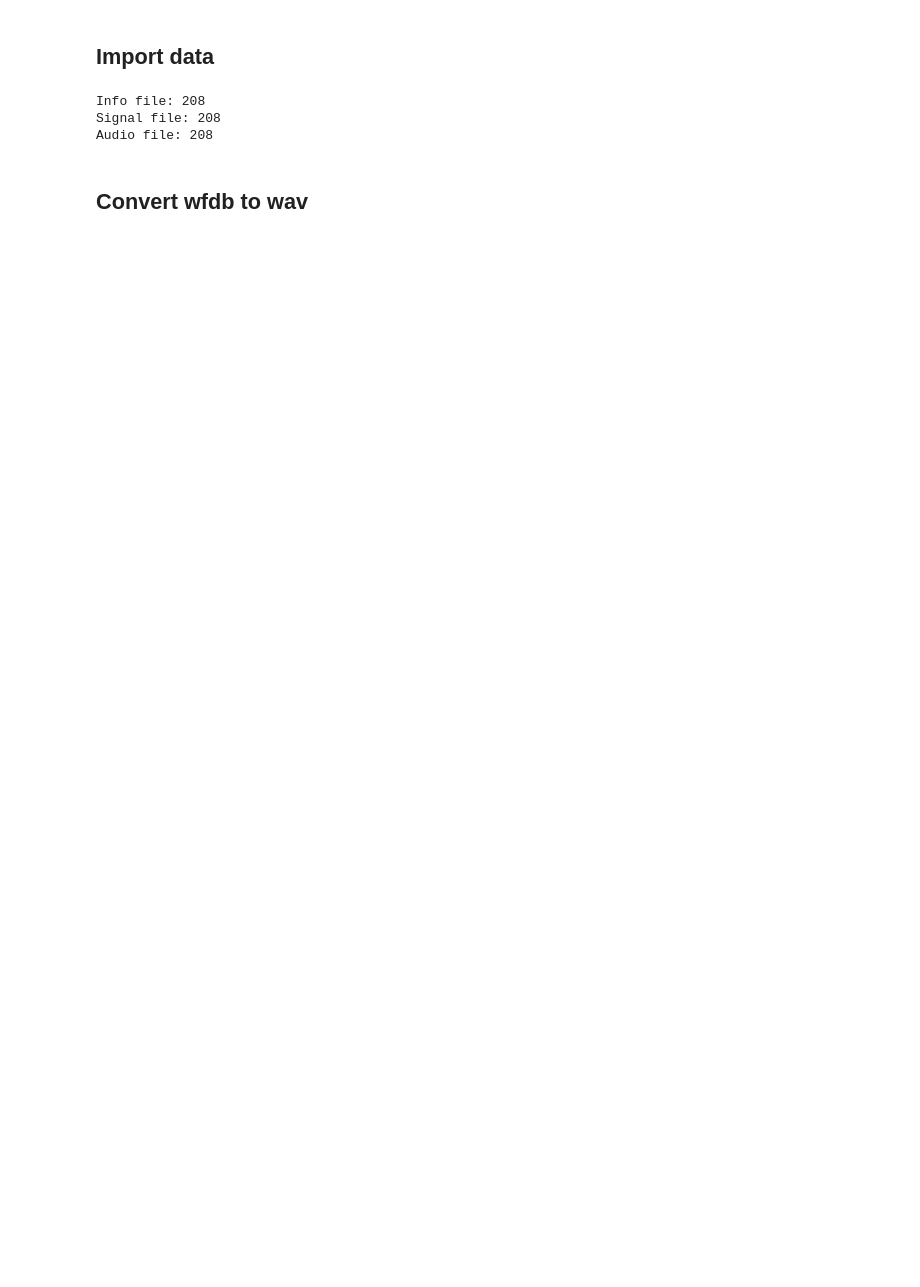
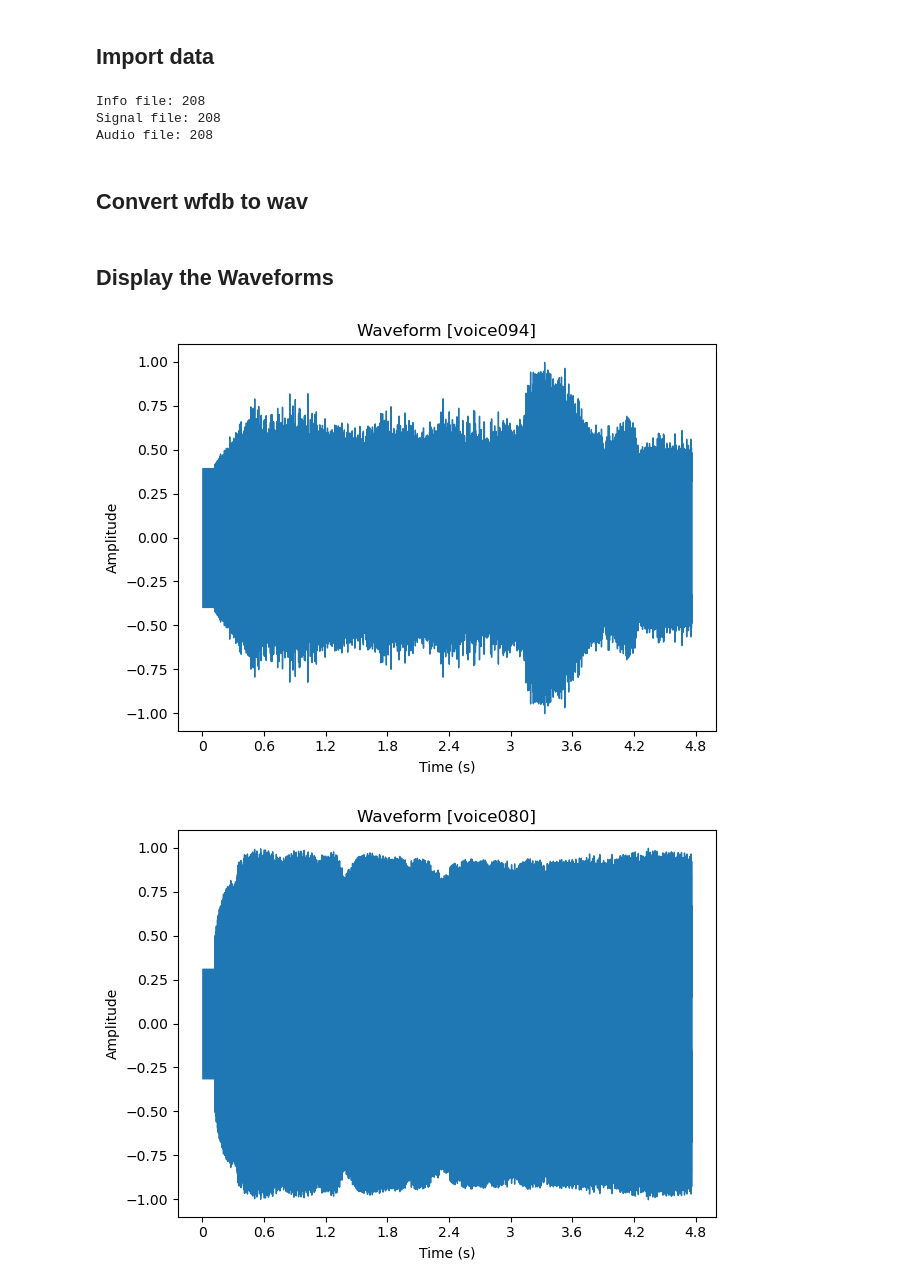
Before and after one commit to alyssahondrade/ml-perspectives-on-voice-disorder-diagnosis, a Jupyter notebook: notebooks/01_convert_raw_data.ipynb, the cells around one changed output. Cells and saved outputs as stored; diff of their text form; code cells hidden in the pictures; blank space fills up the shorter version.

```diff
--- a/notebooks/01_convert_raw_data.ipynb
+++ b/notebooks/01_convert_raw_data.ipynb
@@ -98,3 +101,36 @@ for file in tqdm(files, desc="Converting to wav"):
         # Save as a wav file
         output_filename = f'../resources/audio_files/{voice_id}.wav'
         audio_segment.export(output_filename, format='wav')
+# %% [markdown]
+## Display the Waveforms
+# %%
+# Retrieve the audio files
+audio_path = "../resources/audio_files/"
+audio_files = os.listdir(audio_path)
+# %%
+# Display the first 3 waveforms
+for file in audio_files[:3]:
+
+    # Load the file
+    y, sr = librosa.load(
+        audio_path + file, # full file path
+        sr = None # preserve sampling rate
+    )
+
+    # Plot the waveform
+    librosa.display.waveshow(y, sr=sr)
+
+    # Add labels
+    plt.title(f'Waveform [{file.split(".")[0]}]')
+    plt.xlabel('Time (s)')
+    plt.ylabel('Amplitude')
+
+    # Save the figure
+    plt.tight_layout()
+    plt.savefig(f'../images/waveform_{file}.png', transparent=True)
+
+    # Display the waveform
+    plt.show()
+# %% [output]
+[figure, added]
+[figure, added]
```
Also changed, not shown: parts of 4 cells of this notebook, 26 other files.
